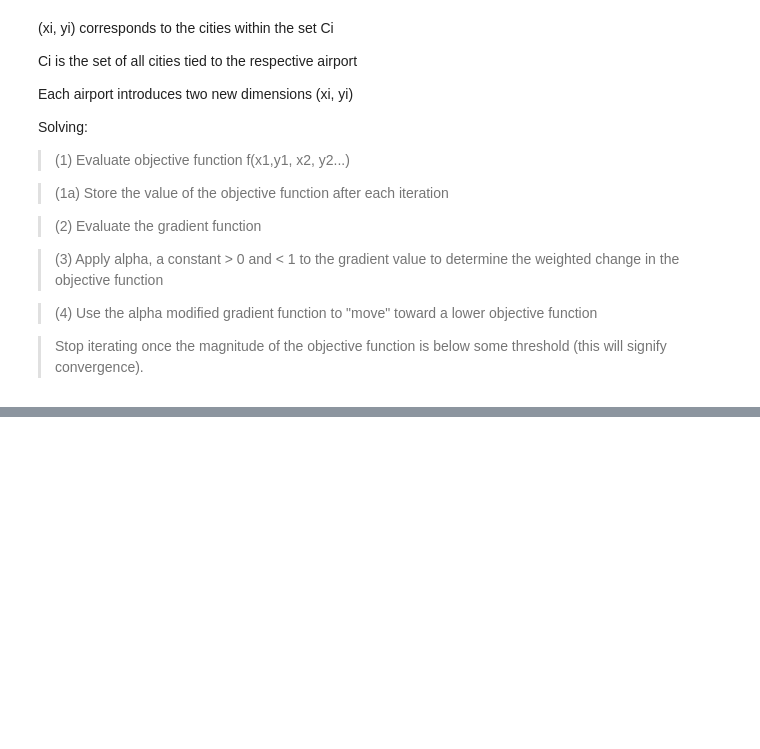
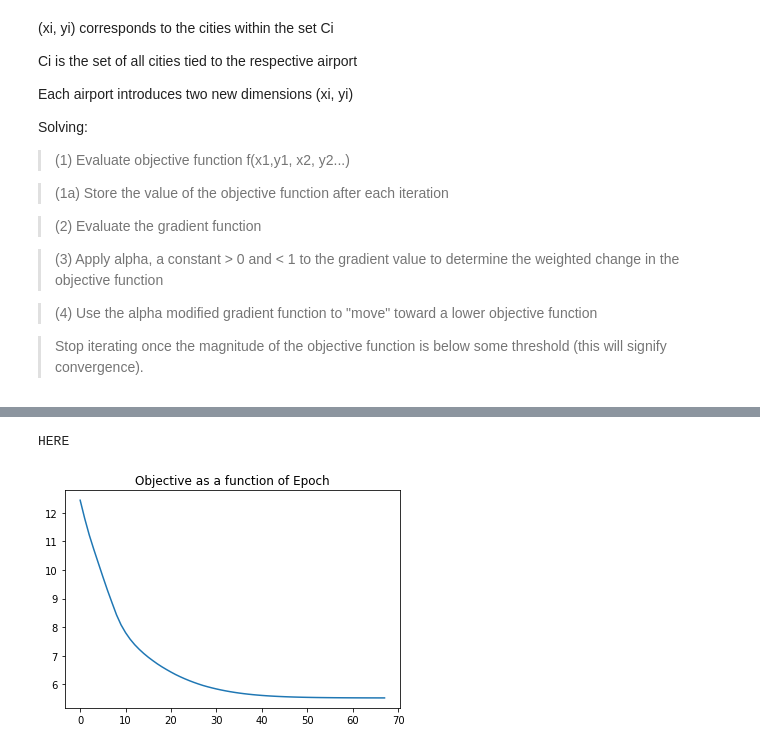
Before and after one commit to jacobazevedojr/CECS-451-Assignment4, a Jupyter notebook: n-airports.ipynb, the cells around one changed output, grey strips where cells are left out. Saved outputs shown, nothing was run; the diff lists cells and outputs as text; code cells hidden in the pictures; blank space fills up the shorter version.

```diff
--- a/n-airports.ipynb
+++ b/n-airports.ipynb
@@ -178,0 +177,17 @@ plt
+# %%
+import matplotlib.pyplot as plt2
+
+objectiveChart = np.array(objectiveChart)
+
+xAxis = np.array(range(0,len(objectiveChart)))
+
+plt2.plot(xAxis, objectiveChart)
+
+
+#plt2.legend()
+plt2.title('Objective as a function of Epoch')
+
+plt2.show()
+# %% [output]
+HERE
+[figure, added]
```
Also changed, not shown: parts of 1 cell of this notebook.
